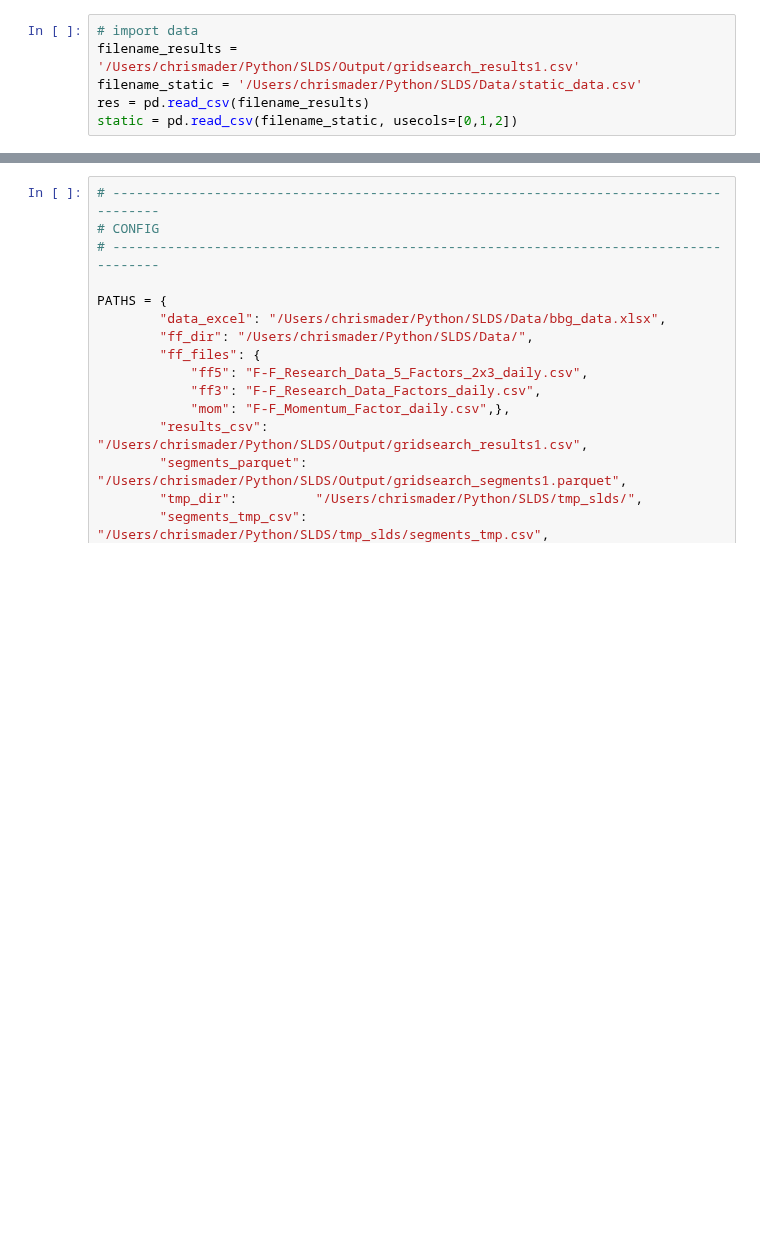
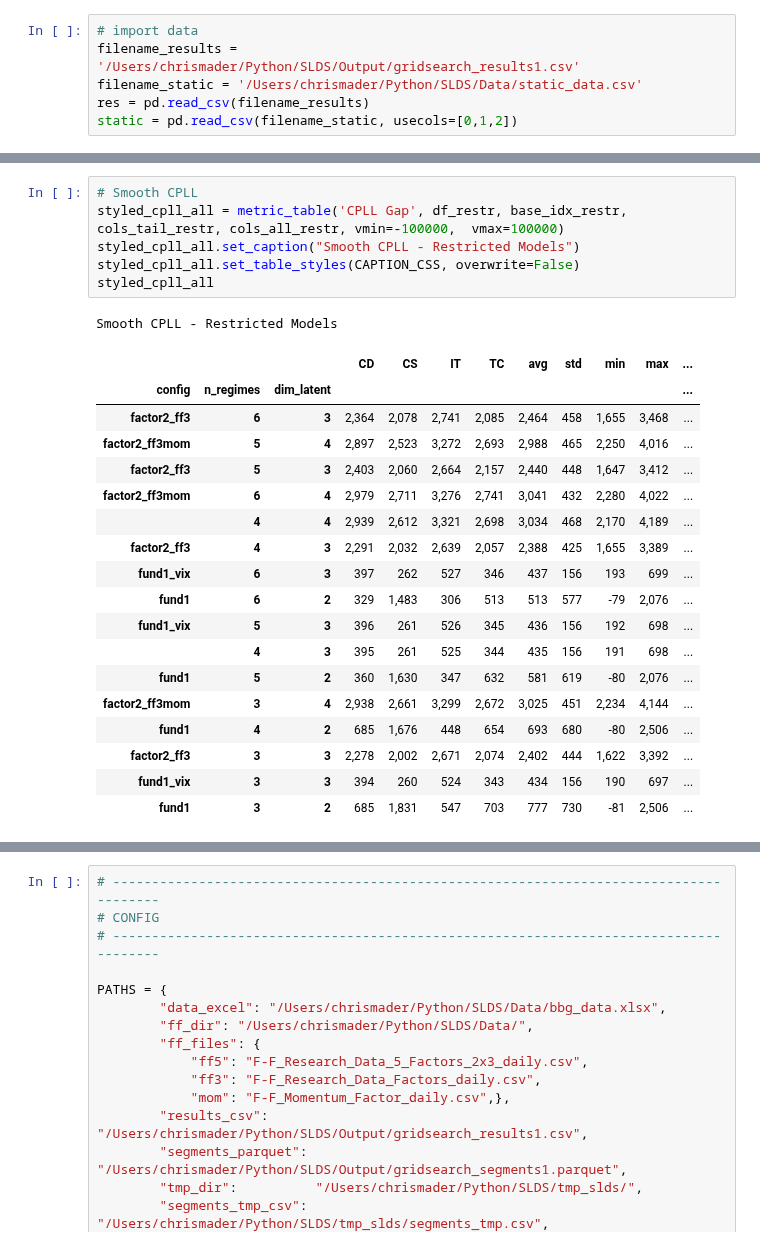
Before and after one commit to chrismader1/SLDS, a Jupyter notebook: rSLDS_analysis.ipynb, the cells around one changed output, grey strips where cells are left out. Drawn from its saved outputs; the diff is of its cells as text; blank space fills up the shorter version.

```diff
--- a/rSLDS_analysis.ipynb
+++ b/rSLDS_analysis.ipynb
@@ -174,0 +199,26 @@ styled_best
+# %%
+# Smooth CPLL
+styled_cpll_all = metric_table('CPLL Gap', df_restr, base_idx_restr, cols_tail_restr, cols_all_restr, vmin=-100000,  vmax=100000)
+styled_cpll_all.set_caption("Smooth CPLL - Restricted Models")
+styled_cpll_all.set_table_styles(CAPTION_CSS, overwrite=False)
+styled_cpll_all
+# %% [output]
+Smooth CPLL - Restricted Models
+|  |  |  | CD | CS | IT | TC | avg | std | min | max | ... |
+| config | n_regimes | dim_latent |  |  |  |  |  |  |  |  | ... |
+| factor2_ff3 | 6 | 3 | 2,364 | 2,078 | 2,741 | 2,085 | 2,464 | 458 | 1,655 | 3,468 | ... |
+| factor2_ff3mom | 5 | 4 | 2,897 | 2,523 | 3,272 | 2,693 | 2,988 | 465 | 2,250 | 4,016 | ... |
+| factor2_ff3 | 5 | 3 | 2,403 | 2,060 | 2,664 | 2,157 | 2,440 | 448 | 1,647 | 3,412 | ... |
+| factor2_ff3mom | 6 | 4 | 2,979 | 2,711 | 3,276 | 2,741 | 3,041 | 432 | 2,280 | 4,022 | ... |
+|  | 4 | 4 | 2,939 | 2,612 | 3,321 | 2,698 | 3,034 | 468 | 2,170 | 4,189 | ... |
+| factor2_ff3 | 4 | 3 | 2,291 | 2,032 | 2,639 | 2,057 | 2,388 | 425 | 1,655 | 3,389 | ... |
+| fund1_vix | 6 | 3 | 397 | 262 | 527 | 346 | 437 | 156 | 193 | 699 | ... |
+| fund1 | 6 | 2 | 329 | 1,483 | 306 | 513 | 513 | 577 | -79 | 2,076 | ... |
+| fund1_vix | 5 | 3 | 396 | 261 | 526 | 345 | 436 | 156 | 192 | 698 | ... |
+|  | 4 | 3 | 395 | 261 | 525 | 344 | 435 | 156 | 191 | 698 | ... |
+| fund1 | 5 | 2 | 360 | 1,630 | 347 | 632 | 581 | 619 | -80 | 2,076 | ... |
+| factor2_ff3mom | 3 | 4 | 2,938 | 2,661 | 3,299 | 2,672 | 3,025 | 451 | 2,234 | 4,144 | ... |
+| fund1 | 4 | 2 | 685 | 1,676 | 448 | 654 | 693 | 680 | -80 | 2,506 | ... |
+| factor2_ff3 | 3 | 3 | 2,278 | 2,002 | 2,671 | 2,074 | 2,402 | 444 | 1,622 | 3,392 | ... |
+| fund1_vix | 3 | 3 | 394 | 260 | 524 | 343 | 434 | 156 | 190 | 697 | ... |
+| fund1 | 3 | 2 | 685 | 1,831 | 547 | 703 | 777 | 730 | -81 | 2,506 | ... |
```
Also changed, not shown: parts of 11 cells of this notebook, 5 other files.
